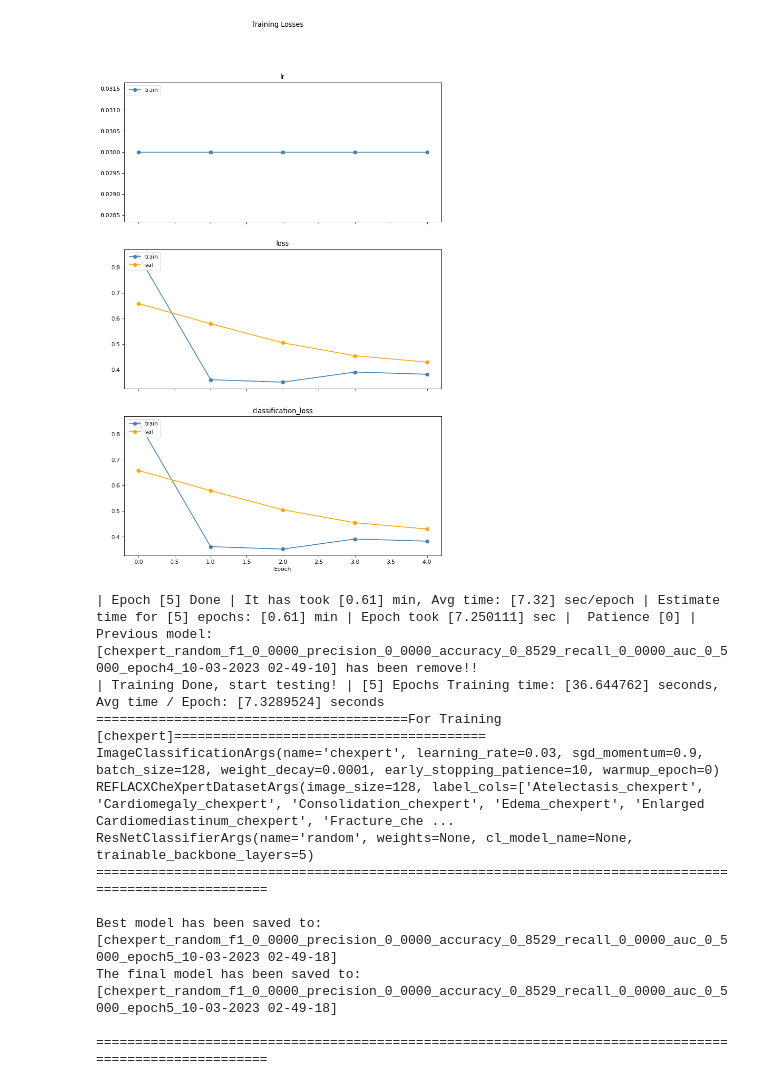
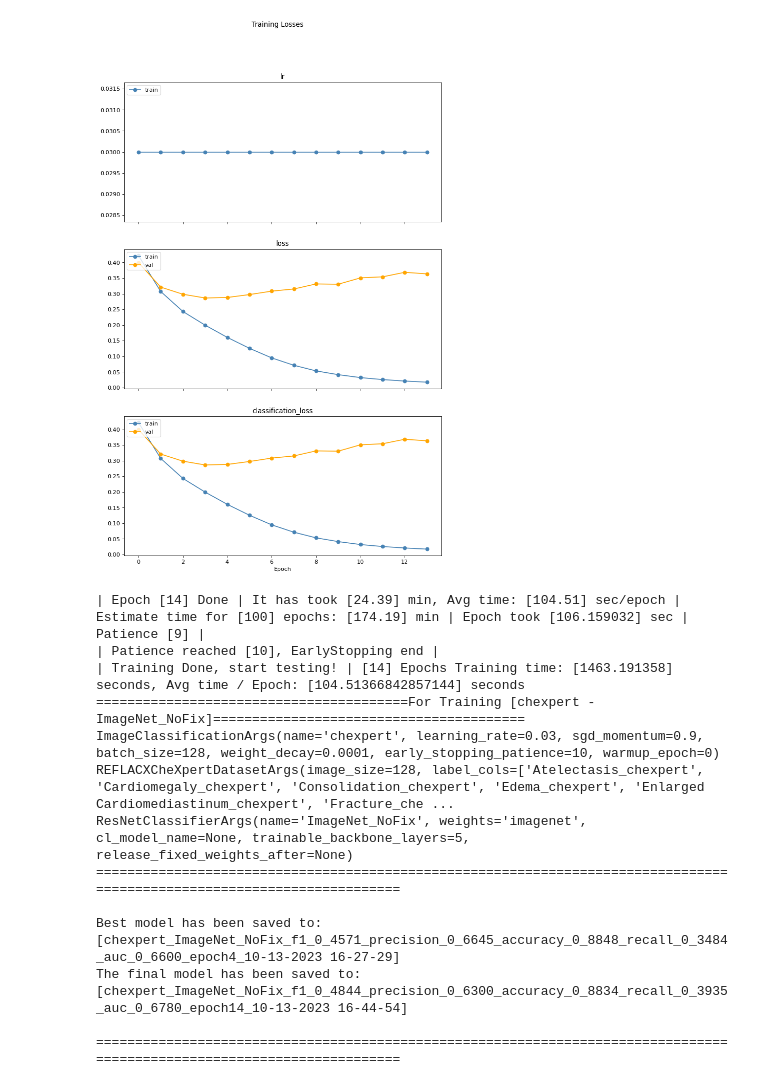
Before and after one commit to ChihchengHsieh/mutlimodal-contrastive-learning, a Jupyter notebook: [downstream] chexpert.ipynb, the cells around one changed output. Drawn from its saved outputs; the diff is of its cells as text; code cells hidden in the pictures.

```diff
--- a/[downstream] chexpert.ipynb
+++ b/[downstream] chexpert.ipynb
@@ -92,4 +149,4 @@ configs = [
 ]
 # %%
-num_epochs = 5 # 200
+num_epochs = 100 # 200
 train_infos: list[TrainingInfo] = []
@@ -96,30 +158,19 @@ train_infos: list[TrainingInfo] = []
 # %%
+from engine.classification import load_backbone
+from utils.train import set_weights_trainable
+
+
 for config in configs:
     # device = clean_memory_get_device()
     # reproducibility()
 
     train_info = TrainingInfo(config)
 
-    if config.model.weights == 'imagenet':
-        weights = ResNet50_Weights.IMAGENET1K_V2
-    else:
-        weights = None
-
-    backbone = resnet50(weights=weights)
-    model = MultiBinaryClassificationModel(backbone)
+    model = MultiBinaryClassificationModel(None)
+    backbone = load_backbone(config, device)
+    model.backbone = backbone
+    model.setup_last_layer(len(config.dataset.label_cols))
     model.to(device)
-    # load CL weights.
-
-    if config.model.weights == 'cl':
-        model = load_cl_pretrained(
-            model,
-            config.model.cl_model_name,
-        )
-
-    model = resnet_set_trainable_layers(
-        model, config.model.trainable_backbone_layers)
-
-    model.setup_last_layer(len(config.dataset.label_cols))
 
     dataset_args = {
         "df_path": os.path.join('spreadsheets', "reflacx.csv"),
@@ -157,6 +208,13 @@ for config in configs:
     for e in range(1, num_epochs + 1):
         train_info.epoch = e
         train_info.timer.start_epoch()
+        for t_i in train_infos:
+            print(t_i)
+        print(train_info)
+
+        # release fixed weights.
+        if (not config.model.release_fixed_weights_after is None) and (e > config.model.release_fixed_weights_after):
+            model, optimiser = set_weights_trainable(model, optimiser, "backbone")
 
         train_logger = train_one_epoch(
             model=model,
@@ -183,47 +241,47 @@ for config in configs:
         clear_output()
         plot_losses(
             train_info.train_losses,
             train_info.val_losses,
         )
         epoch_end_print(train_info, early_stopper, num_epochs)
 
         if early_stopper and train_info.epoch > config.training.warmup_epoch:
             train_info = check_best(
                 train_info=train_info,
                 model=model,
                 optimiser=optimiser,
                 val_evaluator=val_evaluator,
             )
             to_stop = early_stopper.early_stop(
                 train_info.val_losses[-1]['loss'])
             if to_stop:
                 print(
                     f"| Patience reached [{early_stopper.counter}], EarlyStopping end |")
                 break
 
     train_info = end_train(
         train_info=train_info,
         model=model,
         optimiser=optimiser,
         val_evaluator=val_evaluator,
     )
 
     train_infos.append(train_info)
 # %% [output]
-[figure, old version]
+[figure, new version]
-| Epoch [5] Done | It has took [0.61] min, Avg time: [7.32] sec/epoch | Estimate time for [5] epochs: [0.61] min | Epoch took [7.250111] sec |  Patience [0] |
-Previous model: [chexpert_random_f1_0_0000_precision_0_0000_accuracy_0_8529_recall_0_0000_auc_0_5000_epoch4_10-03-2023 02-49-10] has been remove!!
-| Training Done, start testing! | [5] Epochs Training time: [36.644762] seconds, Avg time / Epoch: [7.3289524] seconds
-========================================For Training [chexpert]========================================
+| Epoch [14] Done | It has took [24.39] min, Avg time: [104.51] sec/epoch | Estimate time for [100] epochs: [174.19] min | Epoch took [106.159032] sec |  Patience [9] |
+| Patience reached [10], EarlyStopping end |
+| Training Done, start testing! | [14] Epochs Training time: [1463.191358] seconds, Avg time / Epoch: [104.51366842857144] seconds
+========================================For Training [chexpert - ImageNet_NoFix]========================================
 ImageClassificationArgs(name='chexpert', learning_rate=0.03, sgd_momentum=0.9, batch_size=128, weight_decay=0.0001, early_stopping_patience=10, warmup_epoch=0)
 REFLACXCheXpertDatasetArgs(image_size=128, label_cols=['Atelectasis_chexpert', 'Cardiomegaly_chexpert', 'Consolidation_chexpert', 'Edema_chexpert', 'Enlarged Cardiomediastinum_chexpert', 'Fracture_che ...
-ResNetClassifierArgs(name='random', weights=None, cl_model_name=None, trainable_backbone_layers=5)
-=======================================================================================================
+ResNetClassifierArgs(name='ImageNet_NoFix', weights='imagenet', cl_model_name=None, trainable_backbone_layers=5, release_fixed_weights_after=None)
+========================================================================================================================
 
-Best model has been saved to: [chexpert_random_f1_0_0000_precision_0_0000_accuracy_0_8529_recall_0_0000_auc_0_5000_epoch5_10-03-2023 02-49-18]
-The final model has been saved to: [chexpert_random_f1_0_0000_precision_0_0000_accuracy_0_8529_recall_0_0000_auc_0_5000_epoch5_10-03-2023 02-49-18]
+Best model has been saved to: [chexpert_ImageNet_NoFix_f1_0_4571_precision_0_6645_accuracy_0_8848_recall_0_3484_auc_0_6600_epoch4_10-13-2023 16-27-29]
+The final model has been saved to: [chexpert_ImageNet_NoFix_f1_0_4844_precision_0_6300_accuracy_0_8834_recall_0_3935_auc_0_6780_epoch14_10-13-2023 16-44-54]
 
-=======================================================================================================
+========================================================================================================================
 # %%
 for t in train_infos :
     print(t)
```
Also changed, not shown: parts of 9 cells of this notebook, 48 other files.
